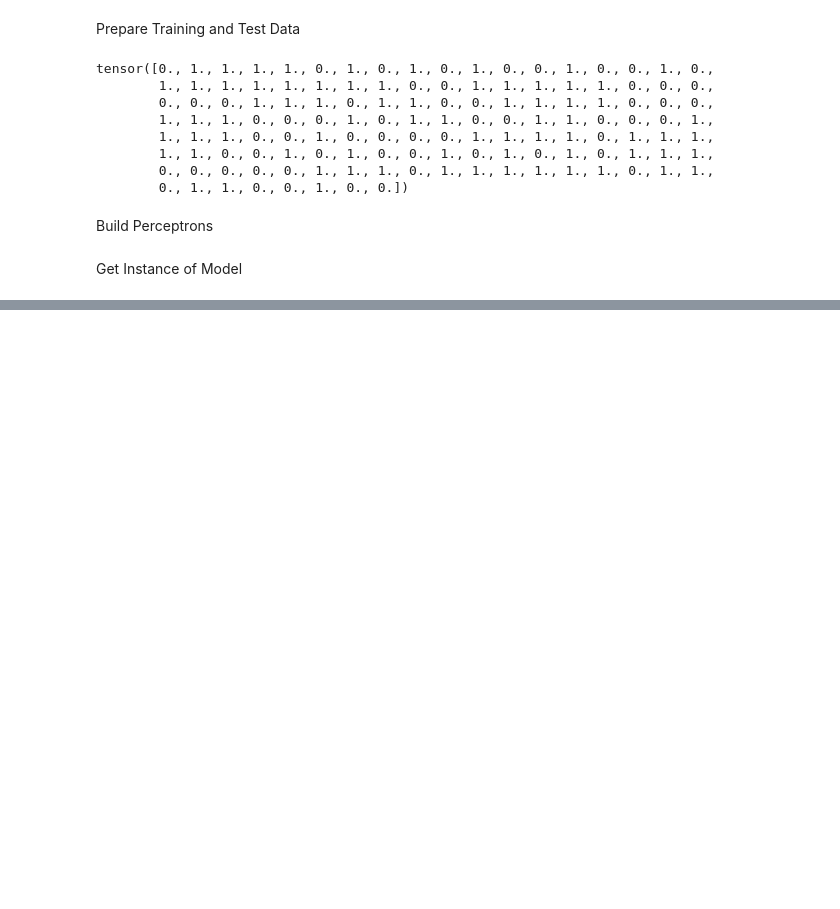
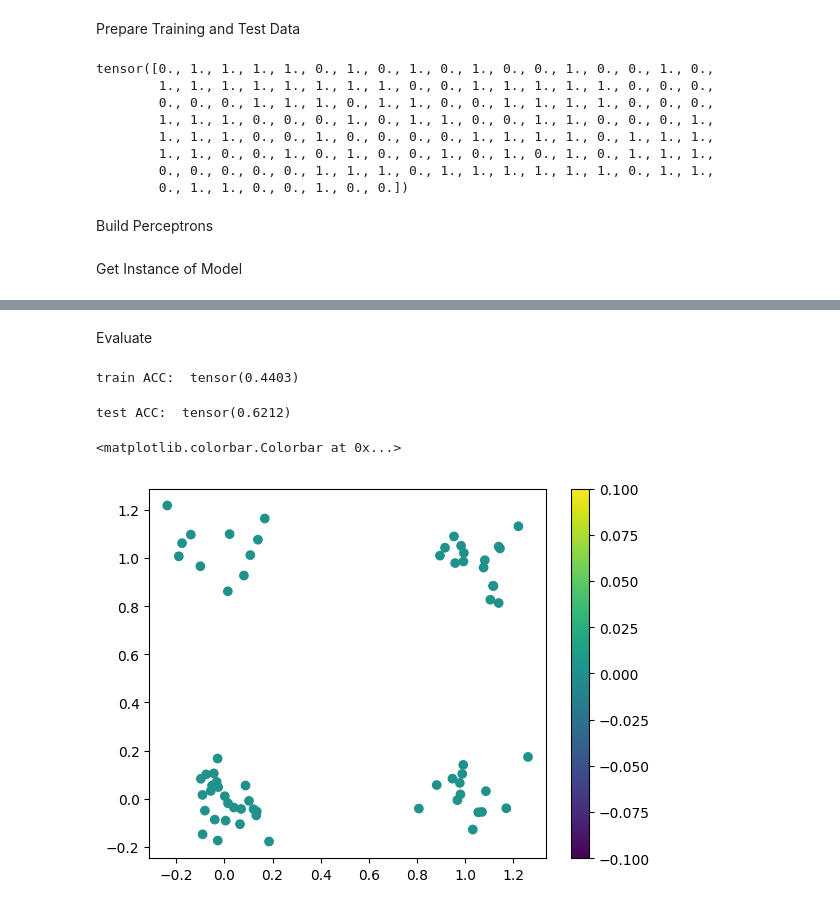
Before and after one commit to Ambos14/DeepLearning25, a Jupyter notebook: week_3/Assignment_Basic_MLP_in_Pytorch.ipynb, the cells around one changed output, grey strips where cells are left out. Saved outputs shown, nothing was run; the diff lists cells and outputs as text; code cells hidden in the pictures; blank space fills up the shorter version.

```diff
--- a/week_3/Assignment_Basic_MLP_in_Pytorch.ipynb
+++ b/week_3/Assignment_Basic_MLP_in_Pytorch.ipynb
@@ -56,23 +56,28 @@ Build Perceptrons
 class MLP2Simple(torch.nn.Module):
     def __init__(self, hiddensize_1, hiddensize_2):
         super().__init__()
-        self.fc1 = torch.nn.Linear()
+        self.fc1 = torch.nn.Linear(2,hiddensize_1)
         self.sigmoid1 = torch.nn.Sigmoid()
 
-        self.fc2 = torch.nn.Linear()
+        self.fc2 = torch.nn.Linear(hiddensize_1,hiddensize_2)
         self.sigmoid2 = torch.nn.Sigmoid()
 
-        self.fc3 = torch.nn.Linear()
+        self.fc3 = torch.nn.Linear(hiddensize_2,1)
 
 
 
 
     def forward(self, x):
+        # Durch die Schichten propagieren
+        x = self.sigmoid1(self.fc1(x))
+        x = self.sigmoid2(self.fc2(x))
+        x = self.fc3(x)  # Ausgangsschicht
+        return x
 # %% [markdown]
 Get Instance of Model
 # %%
 #get instance of perceptron model
-model = MLP()
+model = MLP2Simple(1,2)
 
 #define loss function
 criterion = torch.nn.CrossEntropyLoss()
@@ -136,0 +142,26 @@ Epoch 49: train loss: 361.42327880859375
+# %% [markdown]
+Evaluate
+# %%
+model.eval() #set model to eval mode
+
+#train
+y_pred = model(x_train) #predict
+y_pred=(y_pred>0.5).int().flatten() #argmax class lable
+train_acc =torch.sum(y_pred == y_train.int())/ y_train.shape[0]
+print("train ACC: ",train_acc.float())
+# %% [output]
+train ACC:  tensor(0.4403)
+# %%
+#test
+y_pred = model(x_test) #predict
+y_pred=(y_pred>0.5).int().flatten() #argmax class lable
+test_acc = torch.sum(y_pred == y_test.int()) / y_test.shape[0]
+print("test ACC: ",test_acc.float())
+# %% [output]
+test ACC:  tensor(0.6212)
+# %%
+plt.scatter(x_test[:,0],x_test[:,1],c=y_pred)
+plt.colorbar()
+# %% [output]
+<matplotlib.colorbar.Colorbar at 0x...>
+[figure, added]
```
Also changed, not shown: parts of 2 cells of this notebook.
